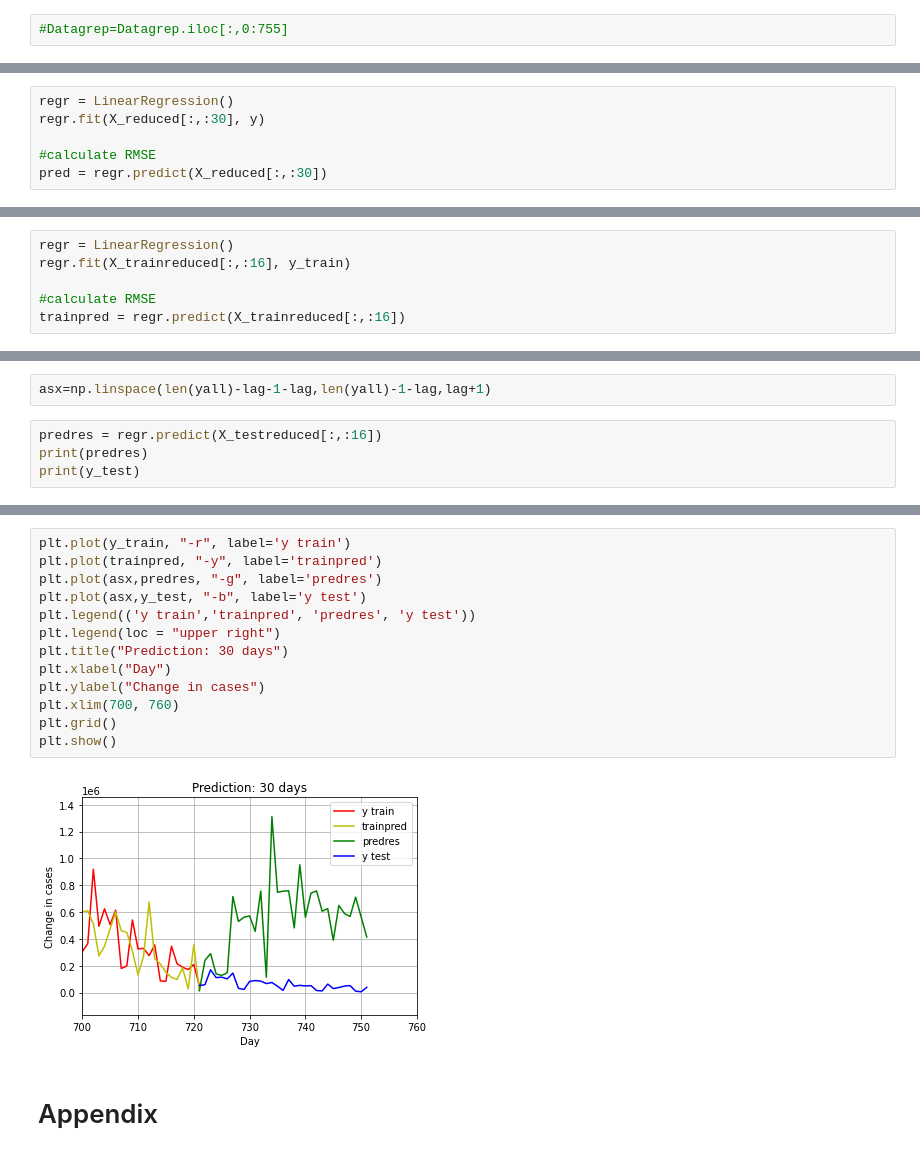
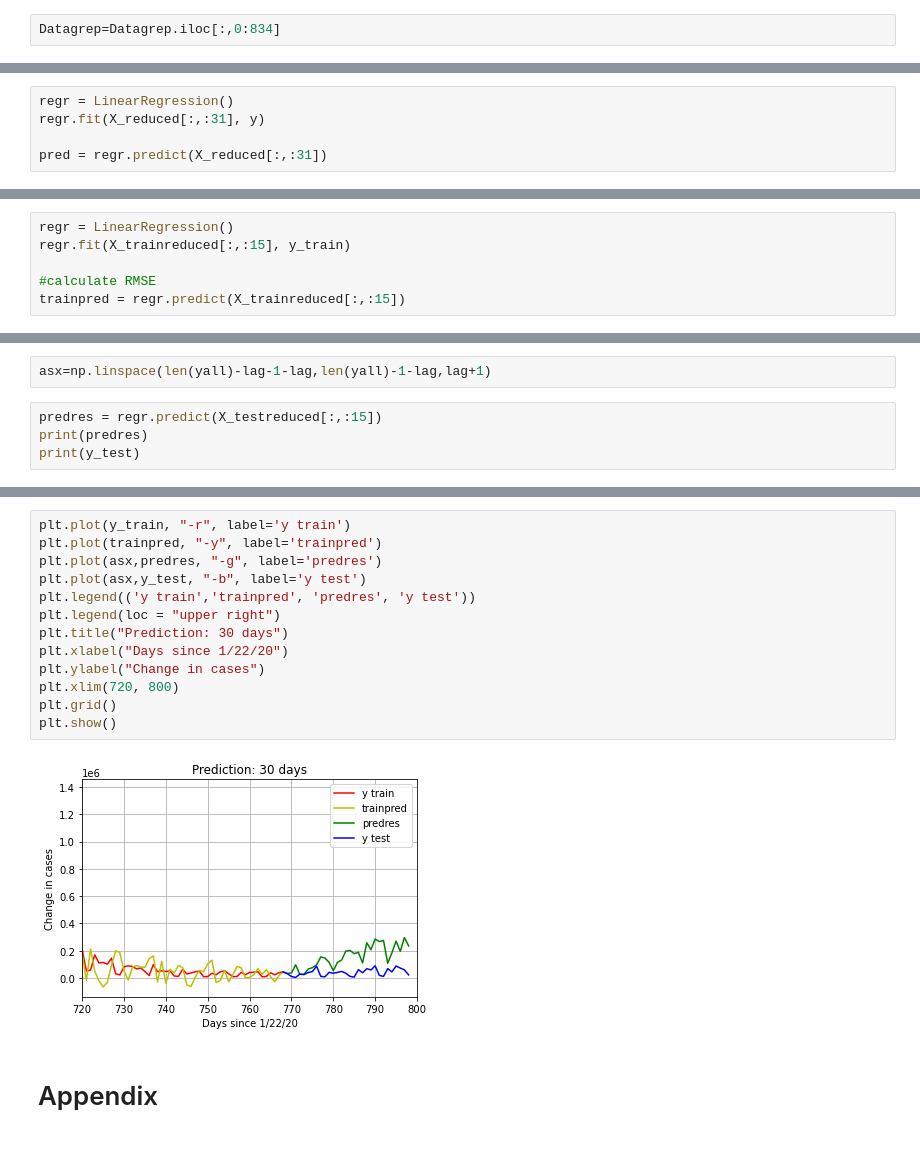
Before and after one commit to april864/COVID-19-Prediction, a Jupyter notebook: covid/pcaadjustable-uptodatecorrect.ipynb, the cells around one changed output, grey strips where cells are left out. Drawn from its saved outputs; the diff is of its cells as text.

```diff
--- a/covid/pcaadjustable-uptodatecorrect.ipynb
+++ b/covid/pcaadjustable-uptodatecorrect.ipynb
@@ -22,7 +23,7 @@ from sklearn.metrics import mean_squared_error
 ssl._create_default_https_context = ssl._create_unverified_context
 Datagrep=pd.read_csv('https://raw.githubusercontent.com/CSSEGISandData/COVID-19/master/csse_covid_19_data/csse_covid_19_time_series/time_series_covid19_confirmed_global.csv')
 # %%
-#Datagrep=Datagrep.iloc[:,0:755]
+Datagrep=Datagrep.iloc[:,0:834]
 # %% [markdown]
 # Transform Data
 # %%
@@ -297,9 +304,8 @@ print(score)
 # %%
 regr = LinearRegression()
-regr.fit(X_reduced[:,:30], y)
+regr.fit(X_reduced[:,:31], y)
 
-#calculate RMSE
-pred = regr.predict(X_reduced[:,:30])
+pred = regr.predict(X_reduced[:,:31])
 # %%
 plt.plot(y)
 plt.plot(pred)
@@ -580,9 +590,9 @@ print(score)
 # %%
 regr = LinearRegression()
-regr.fit(X_trainreduced[:,:16], y_train)
+regr.fit(X_trainreduced[:,:15], y_train)
 
 #calculate RMSE
-trainpred = regr.predict(X_trainreduced[:,:16])
+trainpred = regr.predict(X_trainreduced[:,:15])
 # %%
 plt.plot(y_train)
 plt.plot(trainpred)
@@ -596,7 +606,7 @@ predres = regr.predict(X_testreduced[:,:16])
 # %%
 asx=np.linspace(len(yall)-lag-1-lag,len(yall)-1-lag,lag+1)
 # %%
-predres = regr.predict(X_testreduced[:,:16])
+predres = regr.predict(X_testreduced[:,:15])
 print(predres)
 print(y_test)
 # %% [output]
@@ -620,17 +630,17 @@ print(y_test)
 # %%
 plt.plot(y_train, "-r", label='y train')
 plt.plot(trainpred, "-y", label='trainpred')
 plt.plot(asx,predres, "-g", label='predres')
 plt.plot(asx,y_test, "-b", label='y test')
 plt.legend(('y train','trainpred', 'predres', 'y test'))
 plt.legend(loc = "upper right")
 plt.title("Prediction: 30 days")
-plt.xlabel("Day")
+plt.xlabel("Days since 1/22/20")
 plt.ylabel("Change in cases")
-plt.xlim(700, 760)
+plt.xlim(720, 800)
 plt.grid()
 plt.show()
 # %% [output]
-[figure, old version]
+[figure, new version]
 # %% [markdown]
 # Appendix
```
Also changed, not shown: parts of 40 cells of this notebook, 2 other files.
